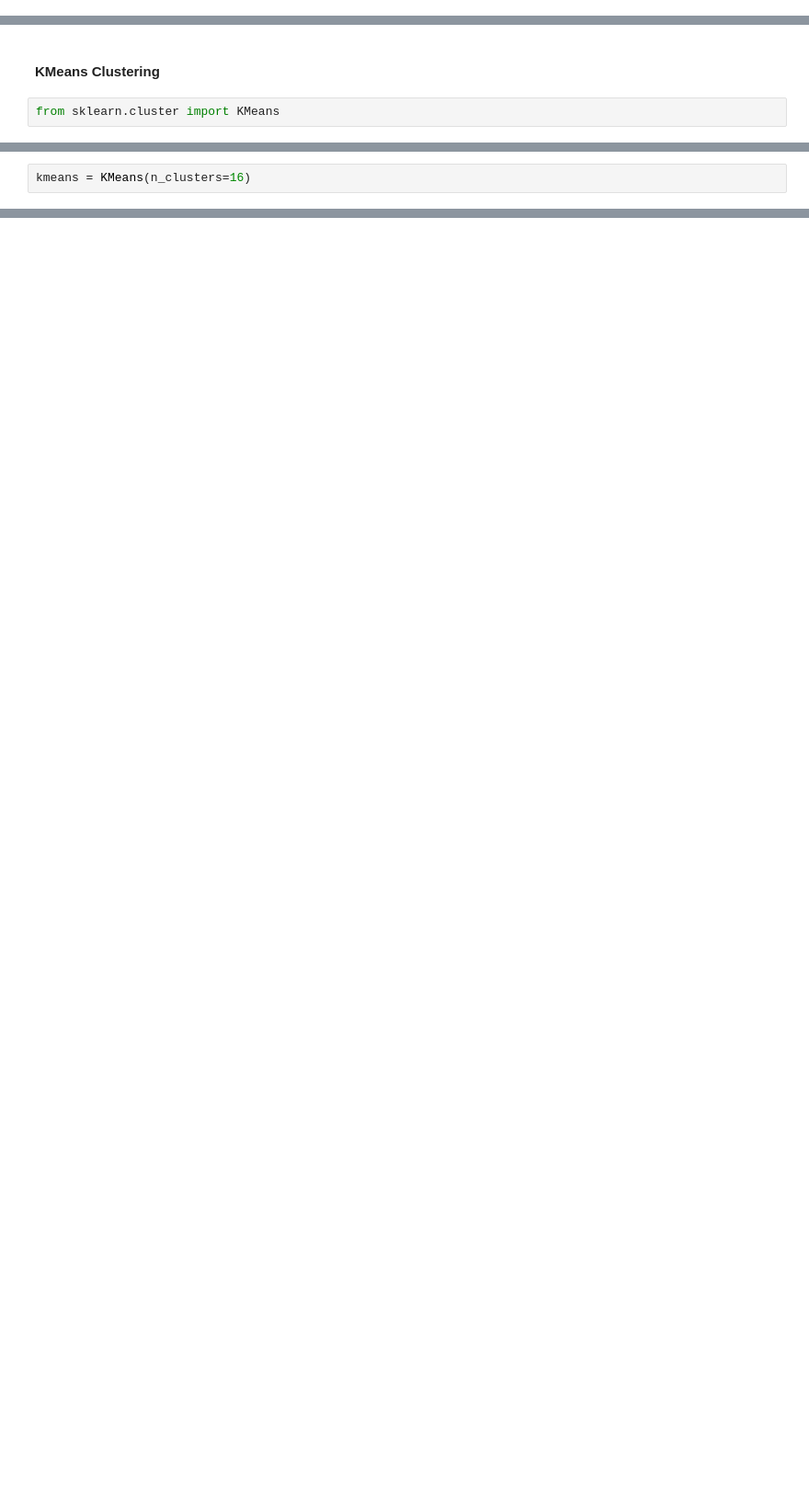
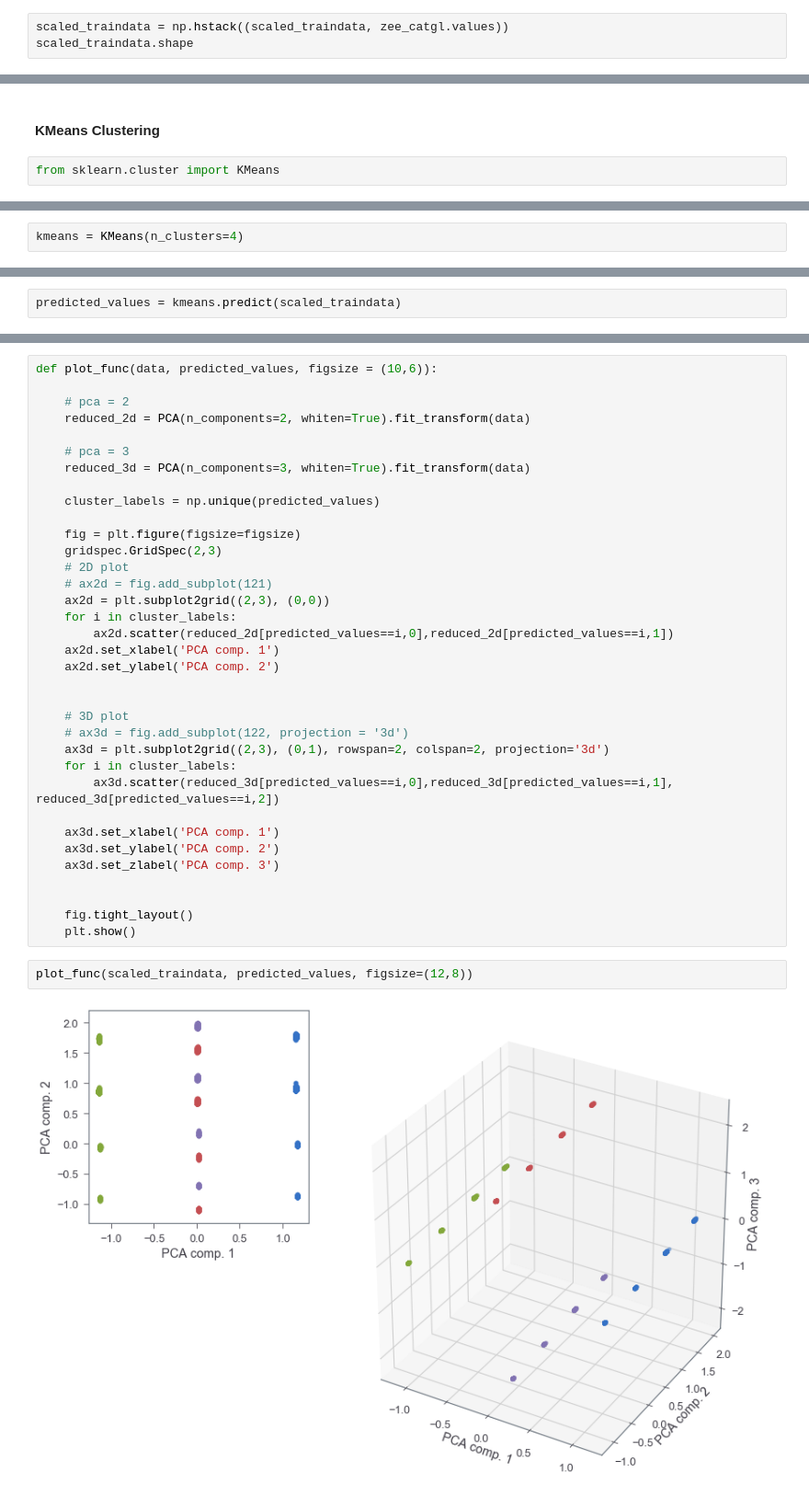
Before and after one commit to sameervk/Unsupervised_ML_of_Z_boson_decay, a Jupyter notebook: Zee-decay_experimental_v1.ipynb, the cells around one changed output, grey strips where cells are left out. Shown at 92% size. Drawn from its saved outputs; the diff is of its cells as text; blank space fills up the shorter version.

```diff
--- a/Zee-decay_experimental_v1.ipynb
+++ b/Zee-decay_experimental_v1.ipynb
@@ -239,0 +353,3 @@ scaled_validdata.shape
+# %%
+scaled_traindata = np.hstack((scaled_traindata, zee_catgl.values))
+scaled_traindata.shape
@@ -244,5 +366,5 @@ from sklearn.cluster import KMeans
 # %%
-kmeans = KMeans(n_clusters=16)
+kmeans = KMeans(n_clusters=4)
 # %%
 kmeans.fit(scaled_traindata)
 # %% [output]
@@ -328,0 +378,2 @@ cv = KFold(n_splits=10, random_state=randomseed)
+# %%
+predicted_values = kmeans.predict(scaled_traindata)
@@ -328,0 +392,39 @@ cv = KFold(n_splits=10, random_state=randomseed)
+# %%
+def plot_func(data, predicted_values, figsize = (10,6)):
+
+    # pca = 2
+    reduced_2d = PCA(n_components=2, whiten=True).fit_transform(data)
+
+    # pca = 3
+    reduced_3d = PCA(n_components=3, whiten=True).fit_transform(data)
+
+    cluster_labels = np.unique(predicted_values)
+
+    fig = plt.figure(figsize=figsize)
+    gridspec.GridSpec(2,3)
+    # 2D plot
+    # ax2d = fig.add_subplot(121)
+    ax2d = plt.subplot2grid((2,3), (0,0))
+    for i in cluster_labels:
+        ax2d.scatter(reduced_2d[predicted_values==i,0],reduced_2d[predicted_values==i,1])
+    ax2d.set_xlabel('PCA comp. 1')
+    ax2d.set_ylabel('PCA comp. 2')
+
+
+    # 3D plot
+    # ax3d = fig.add_subplot(122, projection = '3d')
+    ax3d = plt.subplot2grid((2,3), (0,1), rowspan=2, colspan=2, projection='3d')
+    for i in cluster_labels:
+        ax3d.scatter(reduced_3d[predicted_values==i,0],reduced_3d[predicted_values==i,1], reduced_3d[predicted_values==i,2])
+
+    ax3d.set_xlabel('PCA comp. 1')
+    ax3d.set_ylabel('PCA comp. 2')
+    ax3d.set_zlabel('PCA comp. 3')
+
+
+    fig.tight_layout()
+    plt.show()
+# %%
+plot_func(scaled_traindata, predicted_values, figsize=(12,8))
+# %% [output]
+[figure, added]
```
Also changed, not shown: parts of 115 cells of this notebook.
